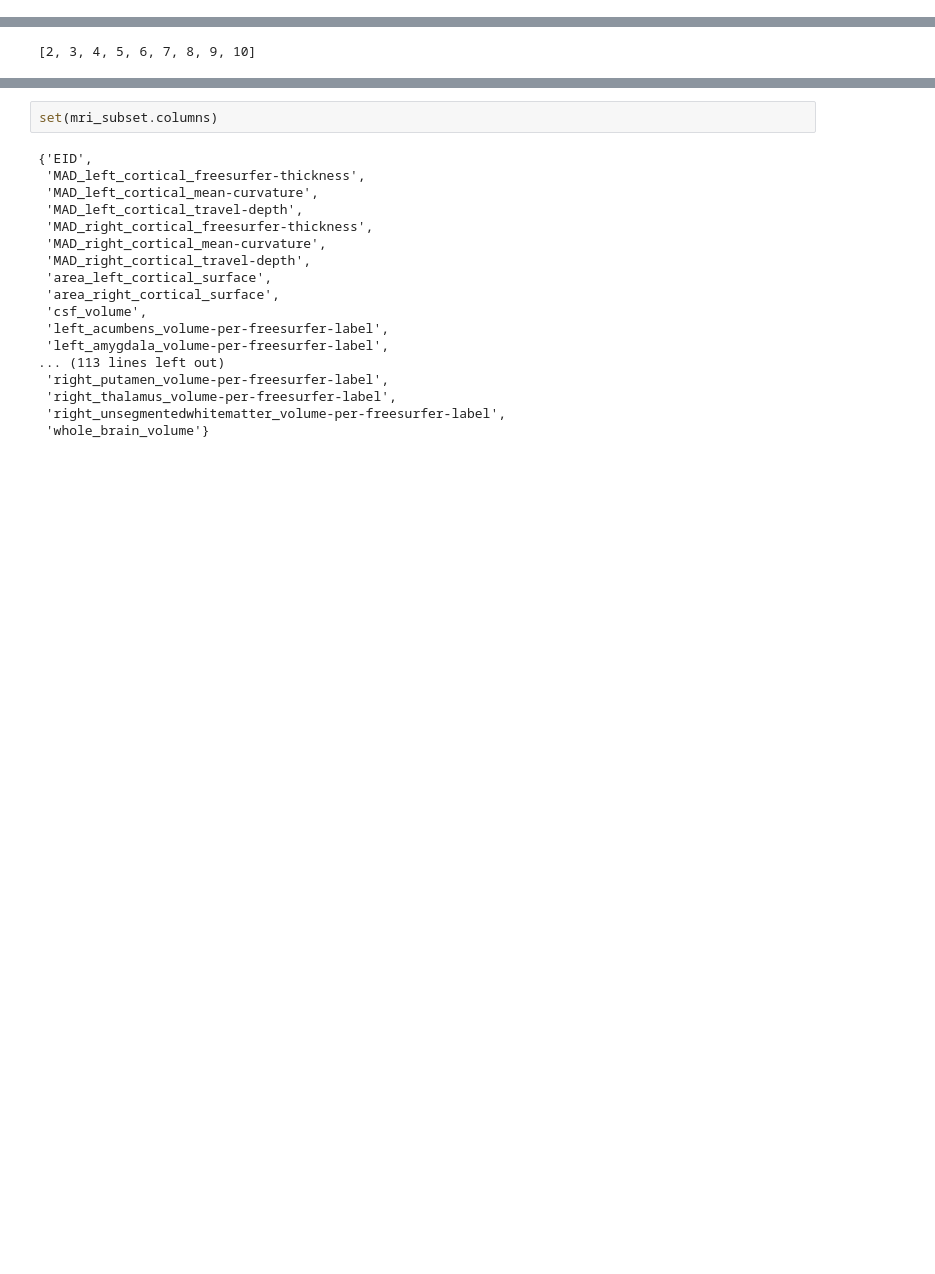
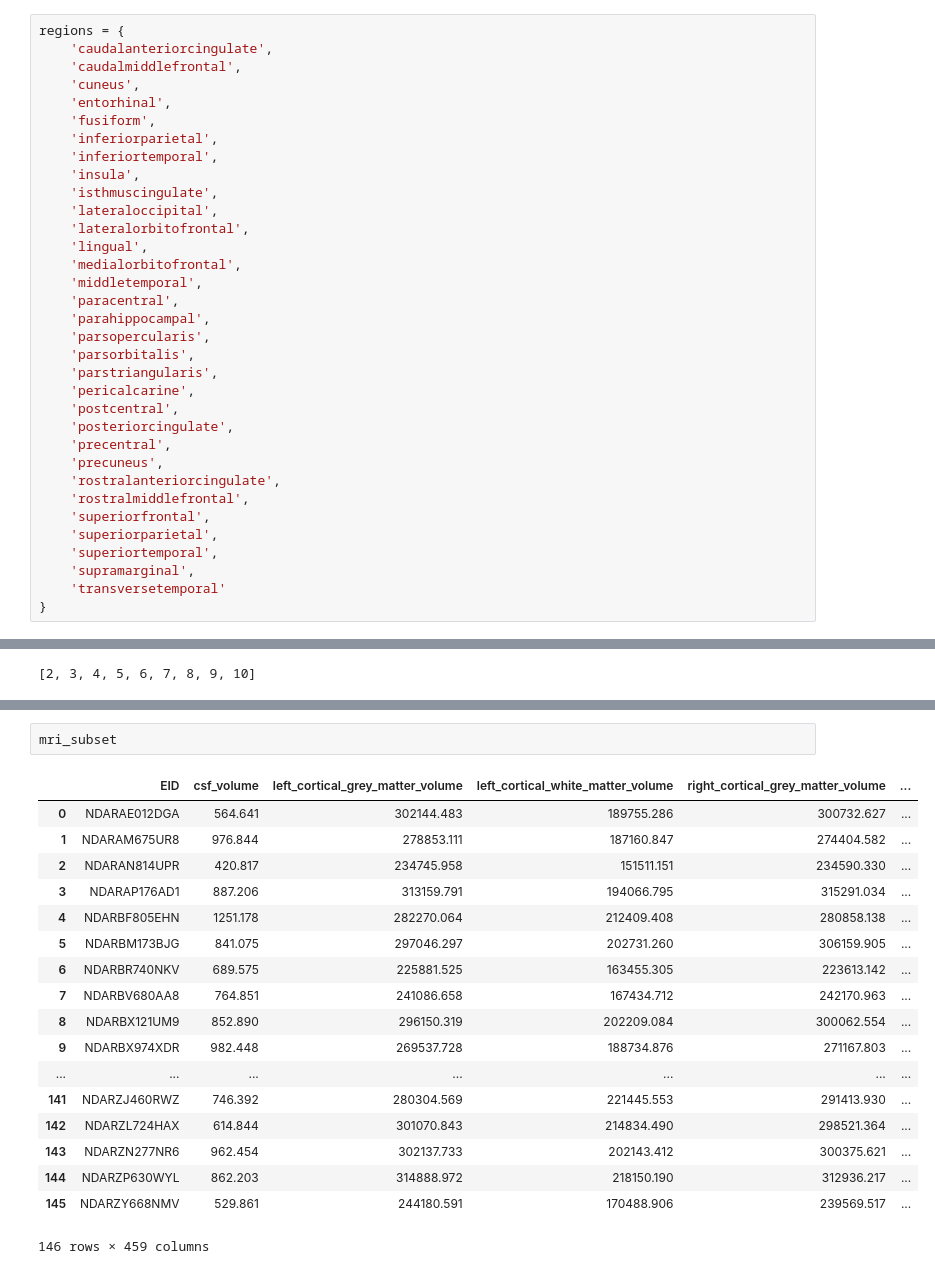
Before and after one commit to ChildMindInstitute/questionnaire-diagnosis, a Jupyter notebook: regions.ipynb, the cells around one changed output, grey strips where cells are left out. Saved outputs shown, nothing was run; the diff lists cells and outputs as text; blank space fills up the shorter version.

```diff
--- a/regions.ipynb
+++ b/regions.ipynb
@@ -3,6 +3,40 @@ import pandas as pd
 # %%
 feature_selection = pd.read_csv("train_test_data/feature selection rationalization.csv")
 mri = pd.read_csv("train_test_data/all_MRI_features.csv")
+# %%
+regions = {
+    'caudalanteriorcingulate',
+    'caudalmiddlefrontal',
+    'cuneus',
+    'entorhinal',
+    'fusiform',
+    'inferiorparietal',
+    'inferiortemporal',
+    'insula',
+    'isthmuscingulate',
+    'lateraloccipital',
+    'lateralorbitofrontal',
+    'lingual',
+    'medialorbitofrontal',
+    'middletemporal',
+    'paracentral',
+    'parahippocampal',
+    'parsopercularis',
+    'parsorbitalis',
+    'parstriangularis',
+    'pericalcarine',
+    'postcentral',
+    'posteriorcingulate',
+    'precentral',
+    'precuneus',
+    'rostralanteriorcingulate',
+    'rostralmiddlefrontal',
+    'superiorfrontal',
+    'superiorparietal',
+    'superiortemporal',
+    'supramarginal',
+    'transversetemporal'
+}
 # %%
 print({c for c in mri.columns})
 # %% [output]
@@ -225,23 +283,24 @@ mri_subset = pd.concat(
     ],
     axis=1
 )
-# %%
-set(mri_subset.columns)
-# %% [output]
-{'EID',
- 'MAD_left_cortical_freesurfer-thickness',
- 'MAD_left_cortical_mean-curvature',
- 'MAD_left_cortical_travel-depth',
- 'MAD_right_cortical_freesurfer-thickness',
- 'MAD_right_cortical_mean-curvature',
- 'MAD_right_cortical_travel-depth',
- 'area_left_cortical_surface',
- 'area_right_cortical_surface',
- 'csf_volume',
- 'left_acumbens_volume-per-freesurfer-label',
- 'left_amygdala_volume-per-freesurfer-label',
-... (113 lines left out)
- 'right_putamen_volume-per-freesurfer-label',
- 'right_thalamus_volume-per-freesurfer-label',
- 'right_unsegmentedwhitematter_volume-per-freesurfer-label',
- 'whole_brain_volume'}
+# %%
+mri_subset
+# %% [output]
+|  | EID | csf_volume | left_cortical_grey_matter_volume | left_cortical_white_matter_volume | right_cortical_grey_matter_volume | ... |
+| 0 | NDARAE012DGA | 564.641 | 302144.483 | 189755.286 | 300732.627 | ... |
+| 1 | NDARAM675UR8 | 976.844 | 278853.111 | 187160.847 | 274404.582 | ... |
+| 2 | NDARAN814UPR | 420.817 | 234745.958 | 151511.151 | 234590.330 | ... |
+| 3 | NDARAP176AD1 | 887.206 | 313159.791 | 194066.795 | 315291.034 | ... |
+| 4 | NDARBF805EHN | 1251.178 | 282270.064 | 212409.408 | 280858.138 | ... |
+| 5 | NDARBM173BJG | 841.075 | 297046.297 | 202731.260 | 306159.905 | ... |
+| 6 | NDARBR740NKV | 689.575 | 225881.525 | 163455.305 | 223613.142 | ... |
+| 7 | NDARBV680AA8 | 764.851 | 241086.658 | 167434.712 | 242170.963 | ... |
+| 8 | NDARBX121UM9 | 852.890 | 296150.319 | 202209.084 | 300062.554 | ... |
+| 9 | NDARBX974XDR | 982.448 | 269537.728 | 188734.876 | 271167.803 | ... |
+| ... | ... | ... | ... | ... | ... | ... |
+| 141 | NDARZJ460RWZ | 746.392 | 280304.569 | 221445.553 | 291413.930 | ... |
+| 142 | NDARZL724HAX | 614.844 | 301070.843 | 214834.490 | 298521.364 | ... |
+| 143 | NDARZN277NR6 | 962.454 | 302137.733 | 202143.412 | 300375.621 | ... |
+| 144 | NDARZP630WYL | 862.203 | 314888.972 | 218150.190 | 312936.217 | ... |
+| 145 | NDARZY668NMV | 529.861 | 244180.591 | 170488.906 | 239569.517 | ... |
+146 rows × 459 columns
```
Also changed, not shown: parts of 15 cells of this notebook.
